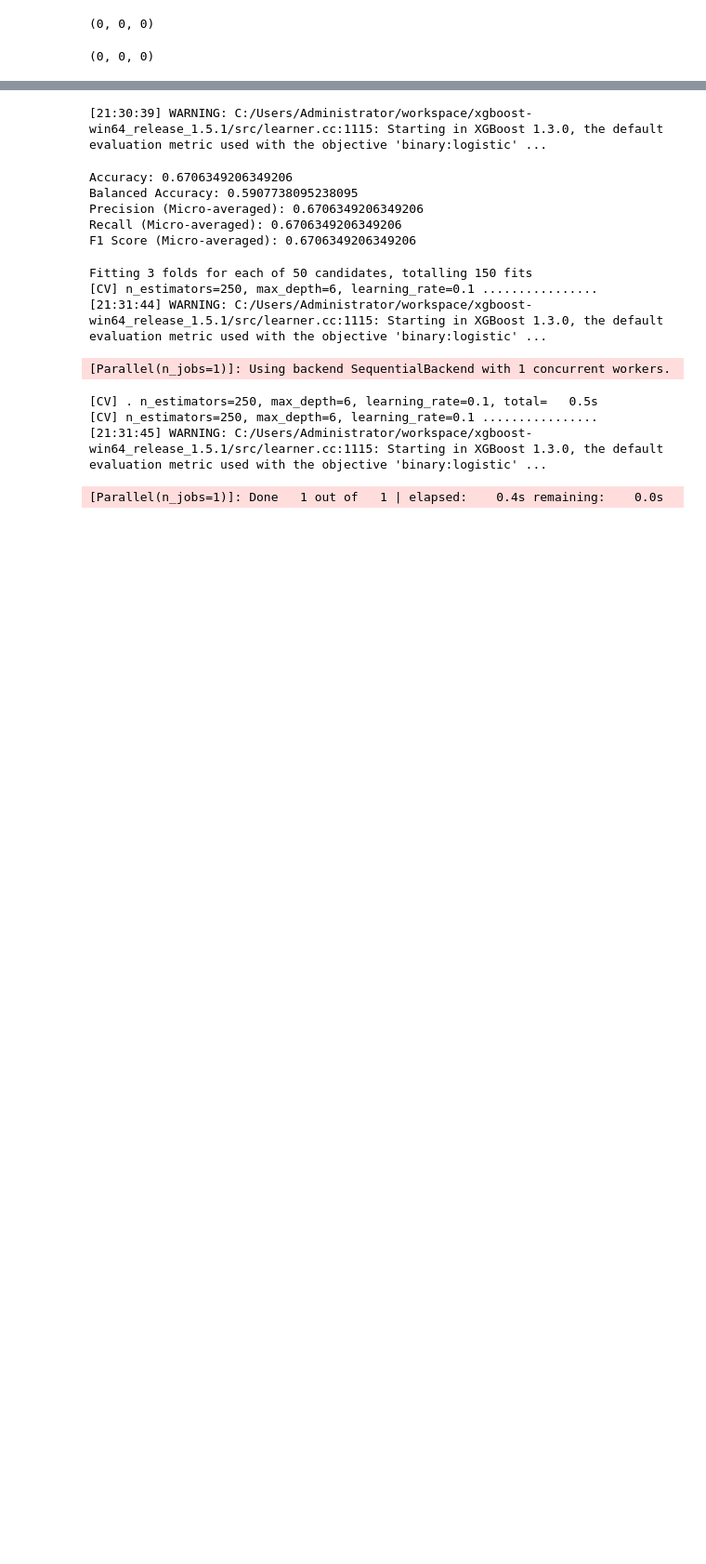
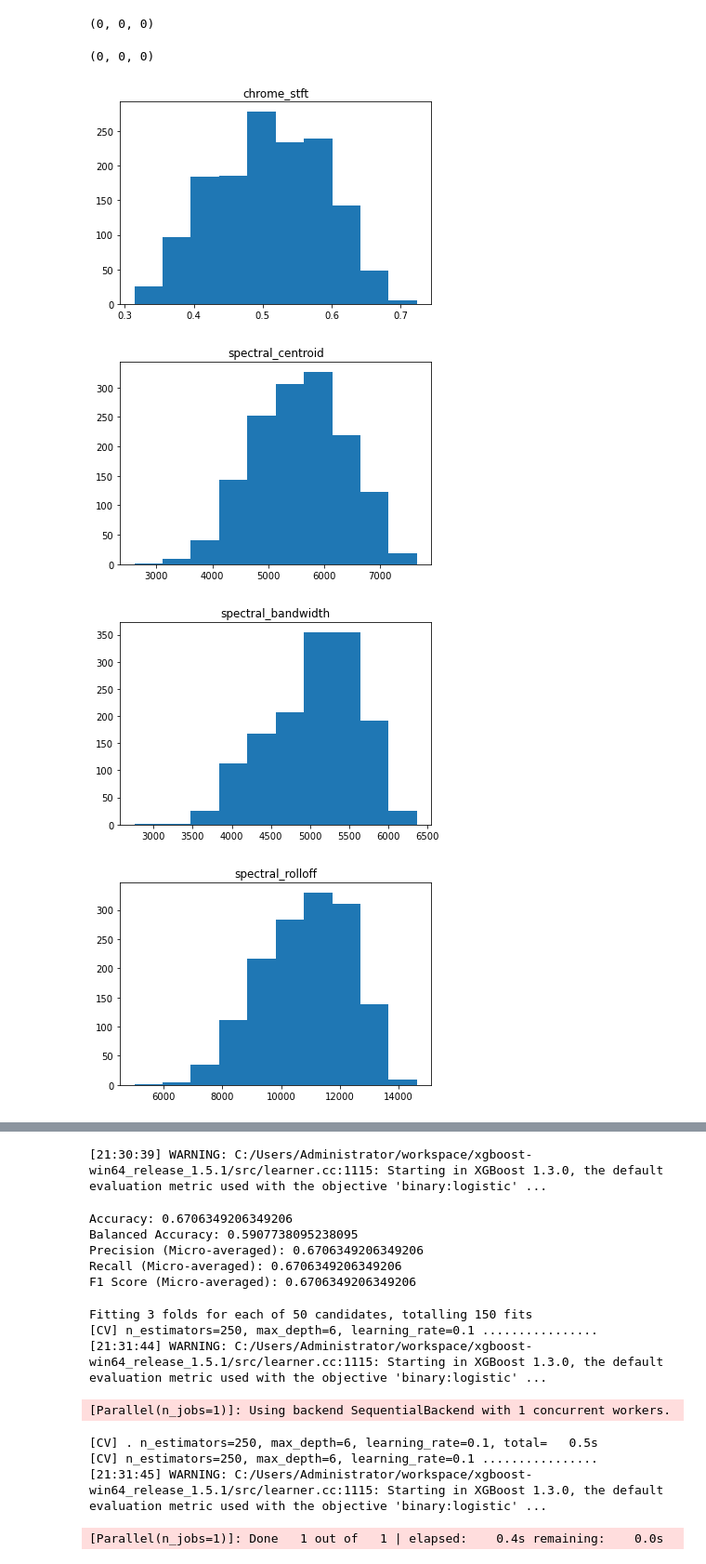
Before and after one commit to AkshitTayade/Speech-Emotion-Recognition-, a Jupyter notebook: modeling.ipynb, the cells around one changed output, grey strips where cells are left out. Shown at 93% size. Drawn from its saved outputs; the diff is of its cells as text; code cells hidden in the pictures; blank space fills up the shorter version.

```diff
--- a/modeling.ipynb
+++ b/modeling.ipynb
@@ -95,3 +95,14 @@ len(left_outliers_name), len(final_outliers['left_outliers']), len(final_outlier
 ## Null values have also been counted while counting the length
 # %% [output]
 (0, 0, 0)
+# %%
+import matplotlib.pyplot as plt
+for i in data.columns:
+    plt.hist(data[i])
+    plt.title(i)
+    plt.show()
+# %% [output]
+[figure, added]
+[figure, added]
+[figure, added]
+[figure, added]
```
Also changed, not shown: parts of 1 cell of this notebook, 4 other files.
